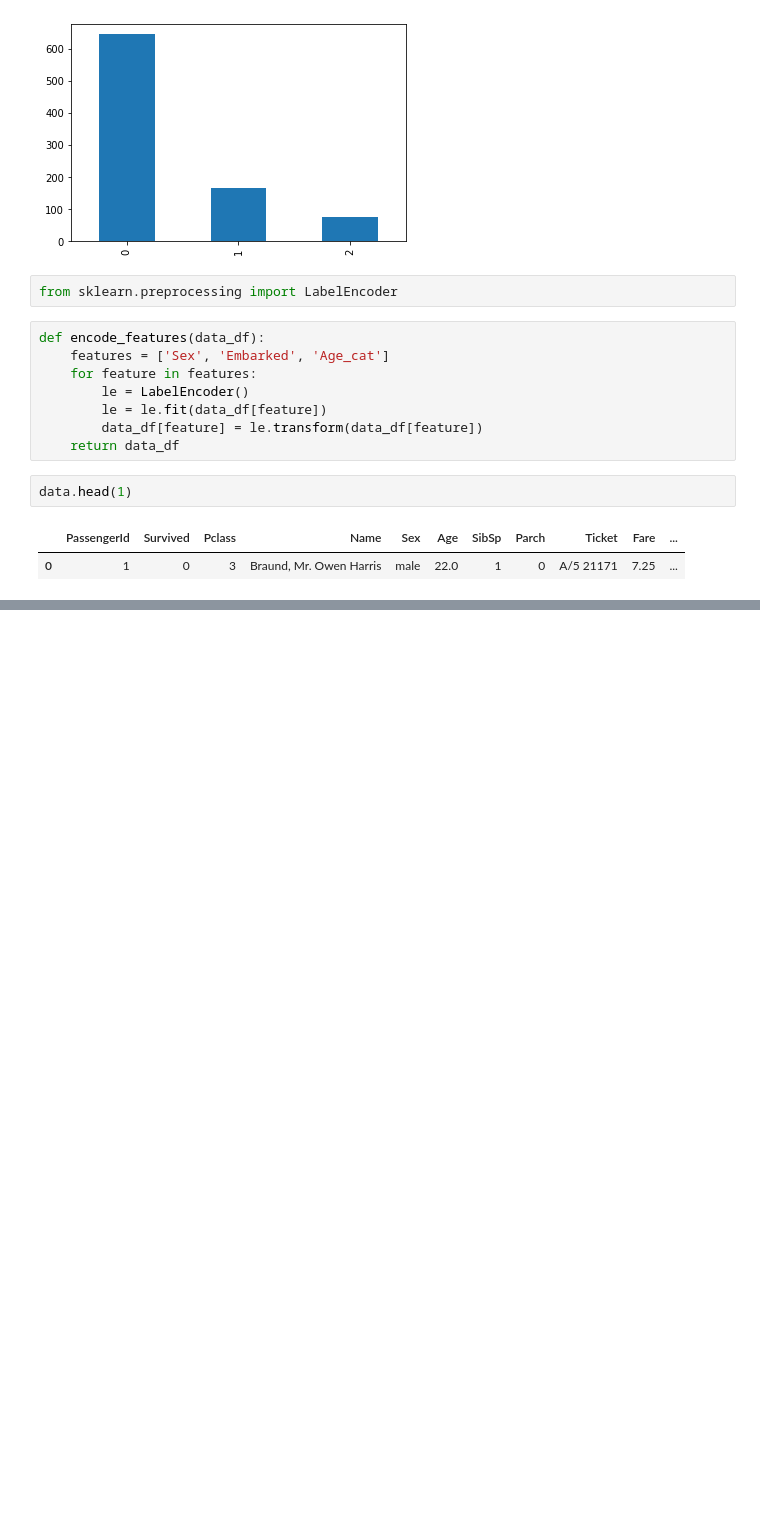
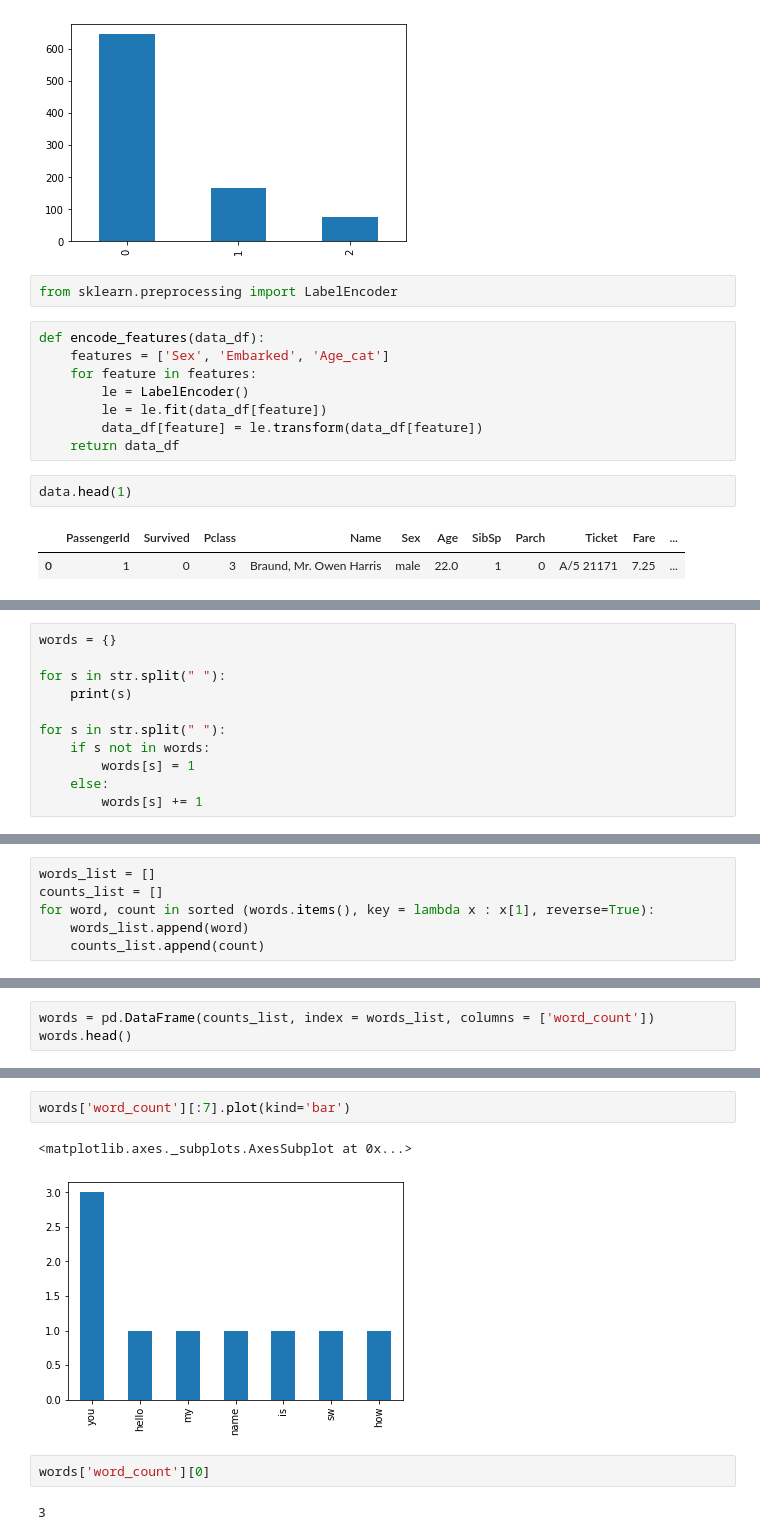
Before and after one commit to swgu931/temp, a Jupyter notebook: DE_course_1.ipynb, the cells around one changed output, grey strips where cells are left out. Saved outputs shown, nothing was run; the diff lists cells and outputs as text; blank space fills up the shorter version.

```diff
--- a/DE_course_1.ipynb
+++ b/DE_course_1.ipynb
@@ -528,0 +590,11 @@ data.head()
+# %%
+words = {}
+
+for s in str.split(" "):
+    print(s)
+
+for s in str.split(" "):
+    if s not in words:
+        words[s] = 1
+    else:
+        words[s] += 1
@@ -528,0 +653,6 @@ data.head()
+# %%
+words_list = []
+counts_list = []
+for word, count in sorted (words.items(), key = lambda x : x[1], reverse=True):
+    words_list.append(word)
+    counts_list.append(count)
@@ -528,0 +665,3 @@ data.head()
+# %%
+words = pd.DataFrame(counts_list, index = words_list, columns = ['word_count'])
+words.head()
@@ -528,0 +675,9 @@ data.head()
+# %%
+words['word_count'][:7].plot(kind='bar')
+# %% [output]
+<matplotlib.axes._subplots.AxesSubplot at 0x...>
+[figure, added]
+# %%
+words['word_count'][0]
+# %% [output]
+3
```
Also changed, not shown: parts of 22 cells of this notebook.
